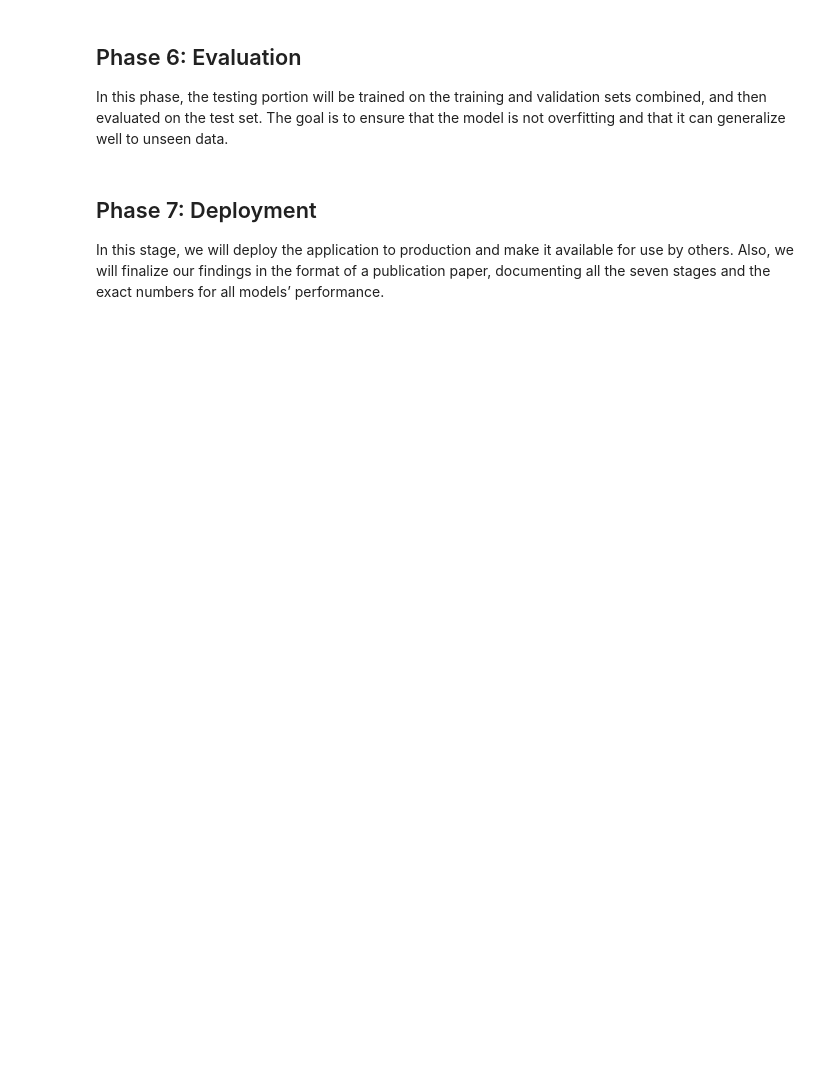
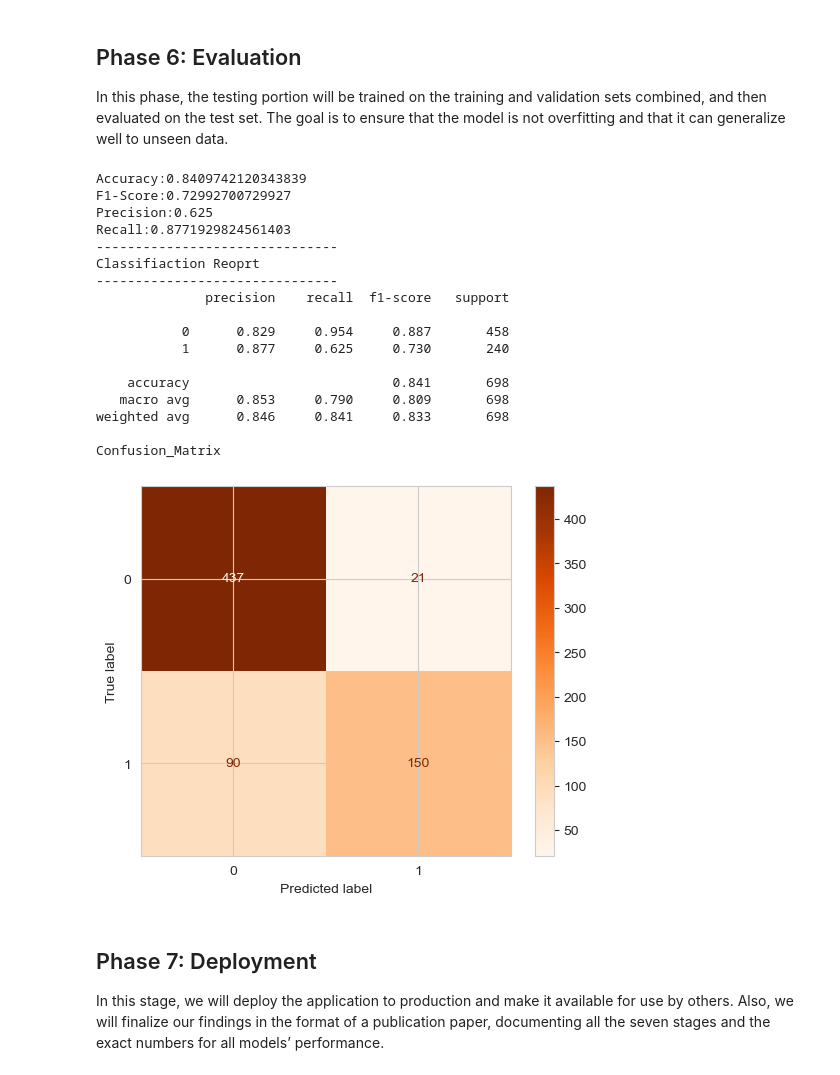
Before and after one commit to mamounalghaslan/mx-projects, a Jupyter notebook: math/employee-retention.ipynb, the cells around one changed output. Cells and saved outputs as stored; diff of their text form; code cells hidden in the pictures; blank space fills up the shorter version.

Commit message:
Report fully ready

```diff
--- a/math/employee-retention.ipynb
+++ b/math/employee-retention.ipynb
@@ -468,7 +471,46 @@ Accuracy:0.847 F1-Score:0.767 Precision:0.733 Recall:0.804
 In this phase, the testing portion will be trained on the training and validation sets combined, and then evaluated on the test set. The goal is to ensure that the model is not overfitting and that it can generalize well to unseen data.
 # %%
 # Train the best model on training and validation sets combined, and validate on test set
-gbc_model.fit(x_train_val, y_train_val)
+voting_model.fit(x_train_val, y_train_val)
+y_pred = voting_model.predict(x_test)
+
+accuracy_scores.append(accuracy_score(y_pred, y_test))
+f1_scores.append(f1_score(y_pred, y_test))
+precision_scores.append(precision_score(y_pred, y_test))
+recall_scores.append(recall_score(y_pred, y_test))
+
+# Print the Results
+print(f"Accuracy:{accuracy_scores[-1]}")
+print(f"F1-Score:{f1_scores[-1]}")
+print(f"Precision:{precision_scores[-1]}")
+print(f"Recall:{recall_scores[-1]}")
+
+print("-------------------------------")
+print("Classifiaction Reoprt")
+print("-------------------------------")
+print(classification_report(y_test, y_pred,digits=3))
+print("Confusion_Matrix")
+ConfusionMatrixDisplay.from_predictions(y_test, y_pred,cmap="Oranges")
+plt.show()
+# %% [output]
+Accuracy:0.8409742120343839
+F1-Score:0.72992700729927
+Precision:0.625
+Recall:0.8771929824561403
+-------------------------------
+Classifiaction Reoprt
+-------------------------------
+              precision    recall  f1-score   support
+
+           0      0.829     0.954     0.887       458
+           1      0.877     0.625     0.730       240
+
+    accuracy                          0.841       698
+   macro avg      0.853     0.790     0.809       698
+weighted avg      0.846     0.841     0.833       698
+
+Confusion_Matrix
+[figure, added]
 # %% [markdown]
 ## Phase 7: Deployment
 
```
Also changed, not shown: parts of 2 cells of this notebook.
